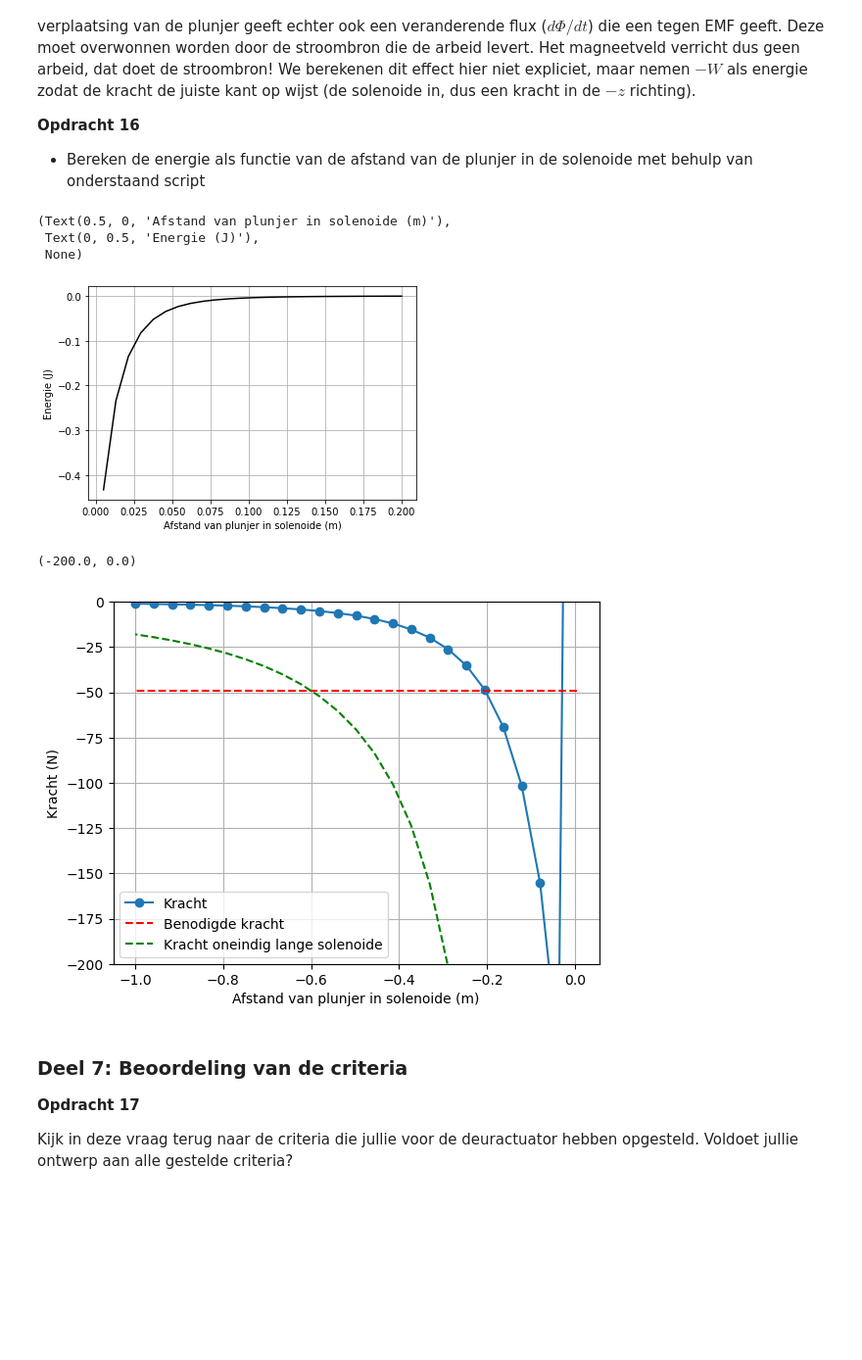
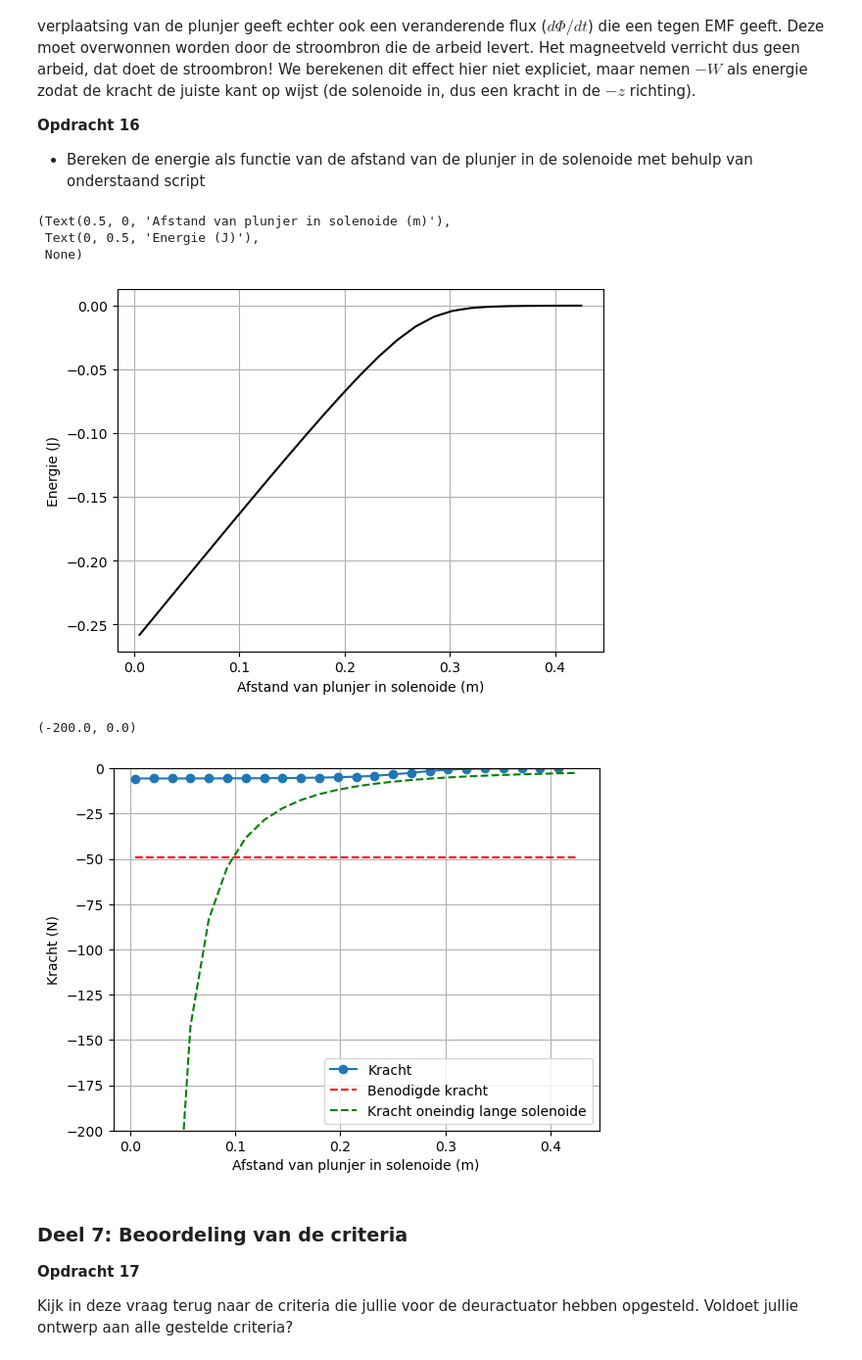
Before and after one commit to oprelo/opdrachten-DEF-D, a Jupyter notebook: DigitaleOntwerpopdrachten/2KrachtactuatorOpdracht/2KrachtactuatorOpdracht/KrachtactuatorOpdracht.ipynb, the cells around one changed output. Shown at 98% size. Saved outputs shown, nothing was run; the diff lists cells and outputs as text; code cells hidden in the pictures; blank space fills up the shorter version.

```diff
--- a/DigitaleOntwerpopdrachten/2KrachtactuatorOpdracht/2KrachtactuatorOpdracht/KrachtactuatorOpdracht.ipynb
+++ b/DigitaleOntwerpopdrachten/2KrachtactuatorOpdracht/2KrachtactuatorOpdracht/KrachtactuatorOpdracht.ipynb
@@ -401,10 +407,10 @@ a. Bereken het aantal omwentelingen van je draad, hierbij mag je aannemen dat de
 b. Bereken de $x$, $y$ en $z$ coordinaten.\
 c. Bereken de spoed, in eenheden van aantal omwentelingen per meter, en print dit.
 # %%
-l_draad = 10 # Lengte draad
+l_draad = l_d # Lengte draad
 r_sol = 0.01 # Straal solenoide
-L_sol = 0.2 # Lengte solenoide
-N = 100000 # Aantal wikkeling
+L_sol = 0.1 # Lengte solenoide
+N = 900 # Aantal wikkeling
 N_wikkeling = l_draad/(2*np.pi*r_sol)
 
 x,y,z =  parametrisatie(N,r_sol,N_wikkeling,L_sol)
@@ -454,14 +462,17 @@ Omdat onze solenoide niet oneindig lang is zal het veld in de solenoide niet uni
 
 Bereken de $z$-component van het $\mathbf{H}$-veld op de as van de solenoide over het interval $z \in [0, 1.5L_s]$ in 25 stappen. Je moet nu dus op elk veld-punt met behulp Biot-Savart de bijdragen van alle stroomelementen integreren. Maak een grafiek van de $z$-component van het $\mathbf{H}$-veld tegen $z$.
 # %%
+
+I = 0.5
 n_ax=25
-z_ax=np.linspace(0, 1.5*L_sol, n_ax)
+z_ax=np.linspace(0, 1.5*L_sol/2, n_ax)
 H_ax=np.zeros((n_ax,1))
 r_source = np.array([x,y,z]).T
 L_new = np.concatenate((L,[[0,0,0]]),axis=0)
 L_pref = np.concatenate(([[0,0,0]],L),axis=0)
 dl = (L_new - L_pref)[1:-1,:]
 dl = np.append(dl,[dl[-1,:]],axis=0)
+
 
 #for i_field in range(n_ax):
 #    print(f"\rIfield =  {i_field}", end="") # Print welk element van het veld nu berekend wordt.
@@ -476,7 +487,7 @@ dl = np.append(dl,[dl[-1,:]],axis=0)
 
 H_veld_ideaal=analytical_answer*np.ones(n_ax)*(1.0*(z_ax < L_sol/2))
 # dit is nog een aardige analytische uitdrukking die je kan uitrekenen voor de z-component op de as van een solenoide met eindige lengte
-H_veld_analytisch=(N_wikkeling*I/L_sol/2)*((L_sol/2-z_ax)/np.sqrt((z_ax+L_sol/2)**2 + r_sol**2)+(L_sol/2+z_ax)/np.sqrt((z_ax+L_sol/2)**2 + r_sol**2))
+H_veld_analytisch=(N_wikkeling*I/L_sol/2)*((L_sol/2-z_ax)/np.sqrt((z_ax-L_sol/2)**2 + r_sol**2)+(L_sol/2+z_ax)/np.sqrt((z_ax+L_sol/2)**2 + r_sol**2))
 
 
 x_cords, y_cords, z_cords = np.meshgrid(0,0,z_ax)
@@ -514,31 +525,31 @@ Zoals je uit je berekening voor het $\mathbf{H}$ kan zien is de energie van de p
 # %%
 # integrate the field up to point z_p
 r_s = 0.01
 mu_0 = 4*np.pi*1e-7
-mu_r = 1000
+mu_r = 180000
 L_s = np.linspace(0.01, 1, 25)
-Wz=-0.5*np.pi*r_s**2*np.cumsum(np.flipud(H_ax)*mu_r*mu_0*np.flipud(H_ax))*(z_ax[1] - z_ax[0])
+Wz=-0.5*np.pi*r_s**2*np.cumsum(np.flipud(H_field[:,2])*mu_r*mu_0*np.flipud(H_field[:,2]))*(z_ax[1] - z_ax[0])
 
 plt.plot(L_s/2 - z_ax, np.flipud(Wz), '-k')
 plt.xlabel('Afstand van plunjer in solenoide (m)'), plt.ylabel('Energie (J)'), plt.grid()
 # %% [output]
 (Text(0.5, 0, 'Afstand van plunjer in solenoide (m)'),
  Text(0, 0.5, 'Energie (J)'),
  None)
-[figure, old version]
+[figure, new version]
 # %%
 force_analytical = -mu_0*mu_r*np.pi*r_s**2*N_wikkeling**2*I**2/2/L_s**2 # Kracht uitrekenen numeriek
 force_numerical = np.diff(Wz, n=1, append=[0])/(z_ax[1] - z_ax[0]) # Kracht uitrekenen
 
 # Plotting the results
-plt.plot(L_s/2 - z_ax, np.flipud(force_numerical), '-o', label='Kracht')
+plt.plot(L_s[:-1]/2 - z_ax[:-1], np.flipud(force_numerical[:-1]), '-o', label='Kracht')
 plt.plot(L_s/2 - z_ax, (-5*9.8)*np.ones(n_ax), '--r', label='Benodigde kracht')
 plt.plot(L_s/2 - z_ax, force_analytical*np.ones(n_ax), '--g', label='Kracht oneindig lange solenoide')
 plt.xlabel('Afstand van plunjer in solenoide (m)'), plt.ylabel('Kracht (N)'), plt.grid(), plt.legend()
 plt.ylim([-200, 0])
 # %% [output]
 (-200.0, 0.0)
-[figure, old version]
+[figure, new version]
 # %% [markdown]
 ### Deel 7: Beoordeling van de criteria
 **Opdracht 17**
```
Also changed, not shown: parts of 14 cells of this notebook, 2 other files.
